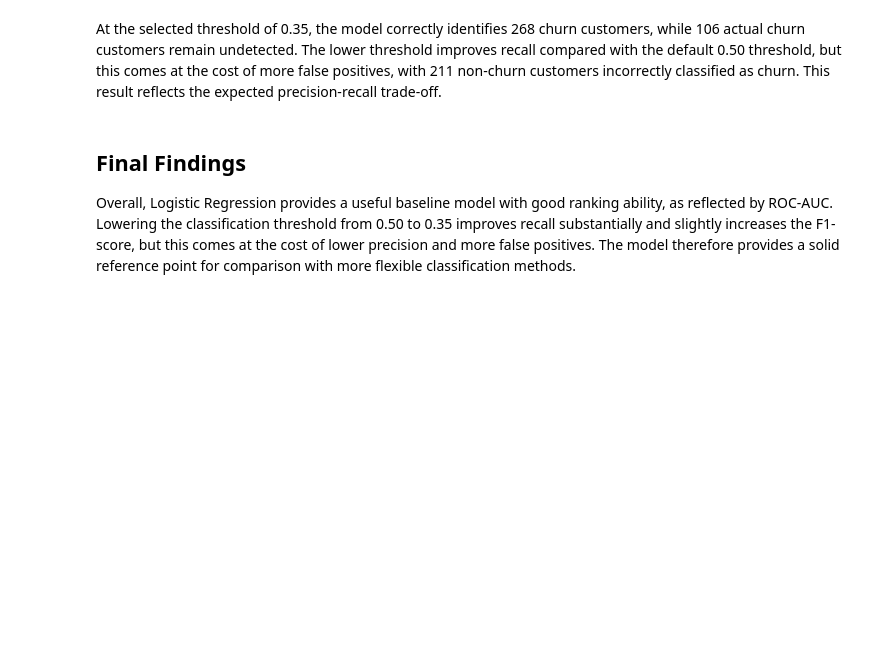
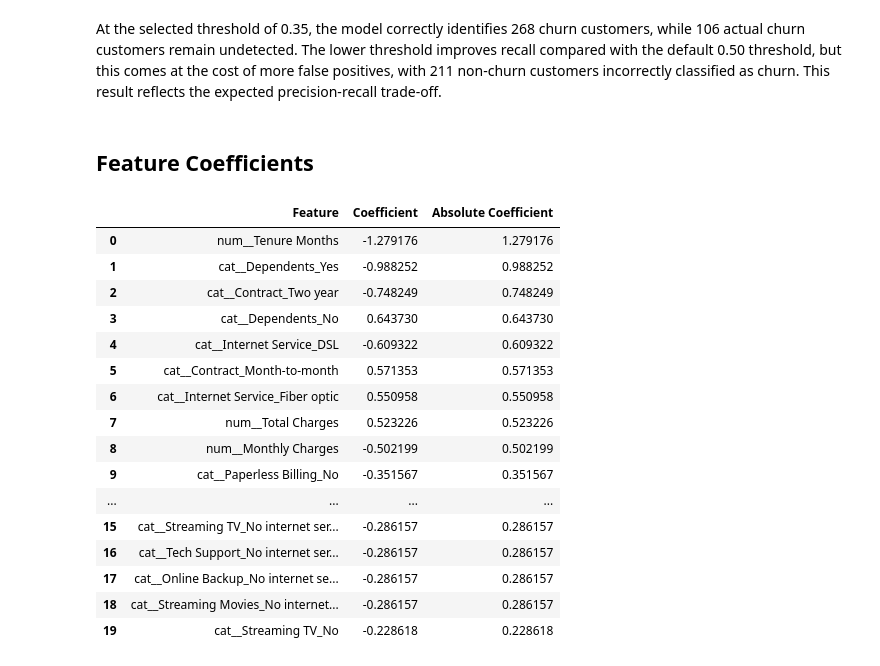
Before and after one commit to Eitheriel/telco-customer-churn-prediction, a Jupyter notebook: notebooks/05_model_preparation_and_baseline.ipynb, the cells around one changed output. Saved outputs shown, nothing was run; the diff lists cells and outputs as text; code cells hidden in the pictures; blank space fills up the shorter version.

```diff
--- a/notebooks/05_model_preparation_and_baseline.ipynb
+++ b/notebooks/05_model_preparation_and_baseline.ipynb
@@ -375,6 +376,4 @@ plt.show()
 # %% [markdown]
 At the selected threshold of 0.35, the model correctly identifies 268 churn customers, while 106 actual churn customers remain undetected. The lower threshold improves recall compared with the default 0.50 threshold, but this comes at the cost of more false positives, with 211 non-churn customers incorrectly classified as churn. This result reflects the expected precision-recall trade-off.
 # %% [markdown]
-## Final Findings
-
-Overall, Logistic Regression provides a useful baseline model with good ranking ability, as reflected by ROC-AUC. Lowering the classification threshold from 0.50 to 0.35 improves recall substantially and slightly increases the F1-score, but this comes at the cost of lower precision and more false positives. The model therefore provides a solid reference point for comparison with more flexible classification methods.
+## Feature Coefficients
@@ -380,0 +383,35 @@ Overall, Logistic Regression provides a useful baseline model with good ranking
+# %%
+feature_importance = pd.DataFrame({
+    "Feature": feature_names,
+    "Coefficient": coefficients
+})
+
+feature_importance["Absolute Coefficient"] = (
+    feature_importance["Coefficient"].abs()
+)
+
+feature_importance = (
+    feature_importance
+    .sort_values("Absolute Coefficient", ascending=False)
+    .reset_index(drop=True)
+)
+
+feature_importance.head(20)
+# %% [output]
+|  | Feature | Coefficient | Absolute Coefficient |
+| 0 | num__Tenure Months | -1.279176 | 1.279176 |
+| 1 | cat__Dependents_Yes | -0.988252 | 0.988252 |
+| 2 | cat__Contract_Two year | -0.748249 | 0.748249 |
+| 3 | cat__Dependents_No | 0.643730 | 0.643730 |
+| 4 | cat__Internet Service_DSL | -0.609322 | 0.609322 |
+| 5 | cat__Contract_Month-to-month | 0.571353 | 0.571353 |
+| 6 | cat__Internet Service_Fiber optic | 0.550958 | 0.550958 |
+| 7 | num__Total Charges | 0.523226 | 0.523226 |
+| 8 | num__Monthly Charges | -0.502199 | 0.502199 |
+| 9 | cat__Paperless Billing_No | -0.351567 | 0.351567 |
+| ... | ... | ... | ... |
+| 15 | cat__Streaming TV_No internet ser... | -0.286157 | 0.286157 |
+| 16 | cat__Tech Support_No internet ser... | -0.286157 | 0.286157 |
+| 17 | cat__Online Backup_No internet se... | -0.286157 | 0.286157 |
+| 18 | cat__Streaming Movies_No internet... | -0.286157 | 0.286157 |
+| 19 | cat__Streaming TV_No | -0.228618 | 0.228618 |
```
Also changed, not shown: parts of 5 cells of this notebook.
